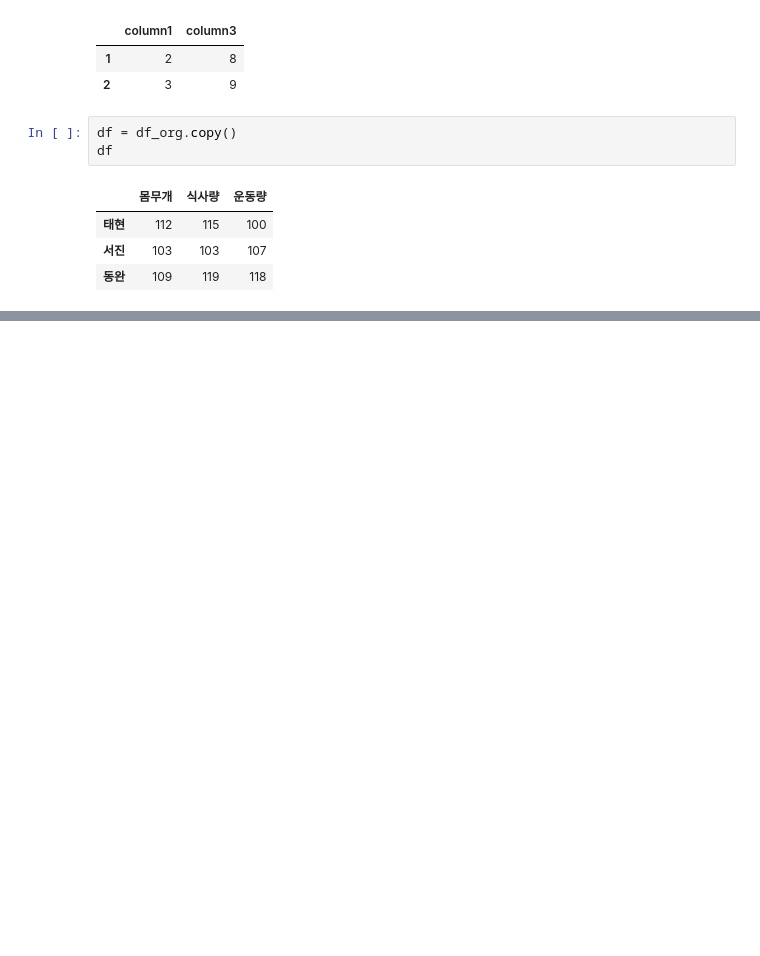
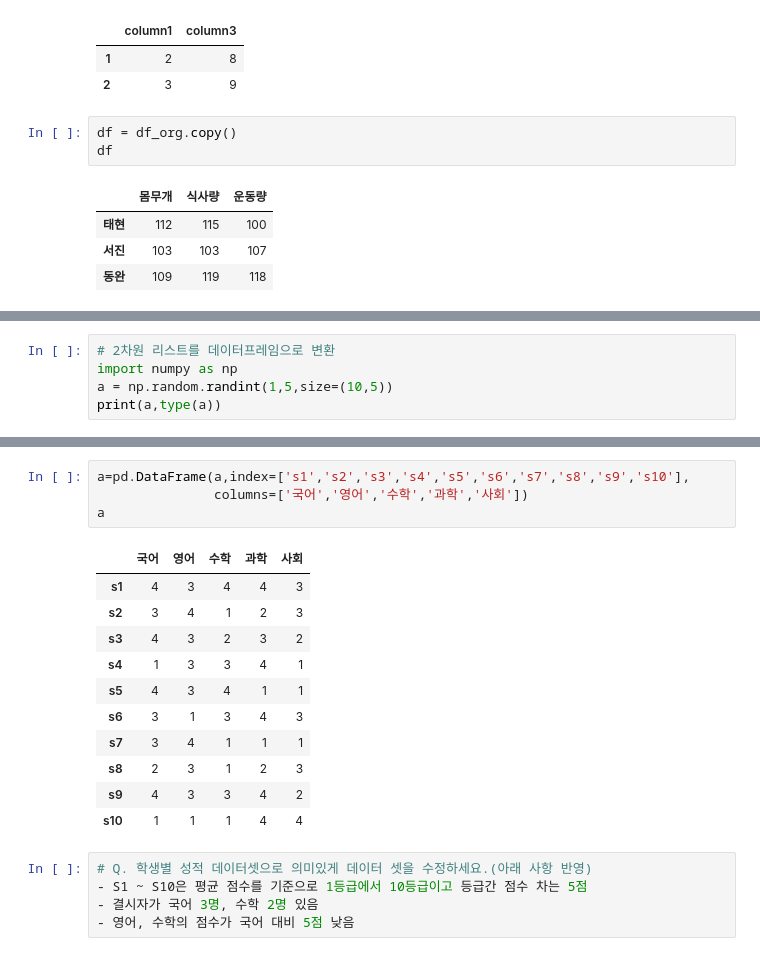
Before and after one commit to ilm52626/HKMD1_Complementary, a Jupyter notebook: m2_분석라이브러리/pandas/pandas_데이터형식_guide.ipynb, the cells around one changed output, grey strips where cells are left out. Cells and saved outputs as stored; diff of their text form; blank space fills up the shorter version.

```diff
--- a/m2_분석라이브러리/pandas/pandas_데이터형식_guide.ipynb
+++ b/m2_분석라이브러리/pandas/pandas_데이터형식_guide.ipynb
@@ -378,0 +403,5 @@ Index(['몸무개', '식사량', '운동량'], dtype='object') <class 'pandas.co
+# %%
+# 2차원 리스트를 데이터프레임으로 변환
+import numpy as np
+a = np.random.randint(1,5,size=(10,5))
+print(a,type(a))
@@ -378,0 +419,21 @@ Index(['몸무개', '식사량', '운동량'], dtype='object') <class 'pandas.co
+# %%
+a=pd.DataFrame(a,index=['s1','s2','s3','s4','s5','s6','s7','s8','s9','s10'],
+               columns=['국어','영어','수학','과학','사회'])
+a
+# %% [output]
+|  | 국어 | 영어 | 수학 | 과학 | 사회 |
+| s1 | 4 | 3 | 4 | 4 | 3 |
+| s2 | 3 | 4 | 1 | 2 | 3 |
+| s3 | 4 | 3 | 2 | 3 | 2 |
+| s4 | 1 | 3 | 3 | 4 | 1 |
+| s5 | 4 | 3 | 4 | 1 | 1 |
+| s6 | 3 | 1 | 3 | 4 | 3 |
+| s7 | 3 | 4 | 1 | 1 | 1 |
+| s8 | 2 | 3 | 1 | 2 | 3 |
+| s9 | 4 | 3 | 3 | 4 | 2 |
+| s10 | 1 | 1 | 1 | 4 | 4 |
+# %%
+# Q. 학생별 성적 데이터셋으로 의미있게 데이터 셋을 수정하세요.(아래 사항 반영)
+- S1 ~ S10은 평균 점수를 기준으로 1등급에서 10등급이고 등급간 점수 차는 5점
+- 결시자가 국어 3명, 수학 2명 있음
+- 영어, 수학의 점수가 국어 대비 5점 낮음
```
Also changed, not shown: parts of 18 cells of this notebook.
